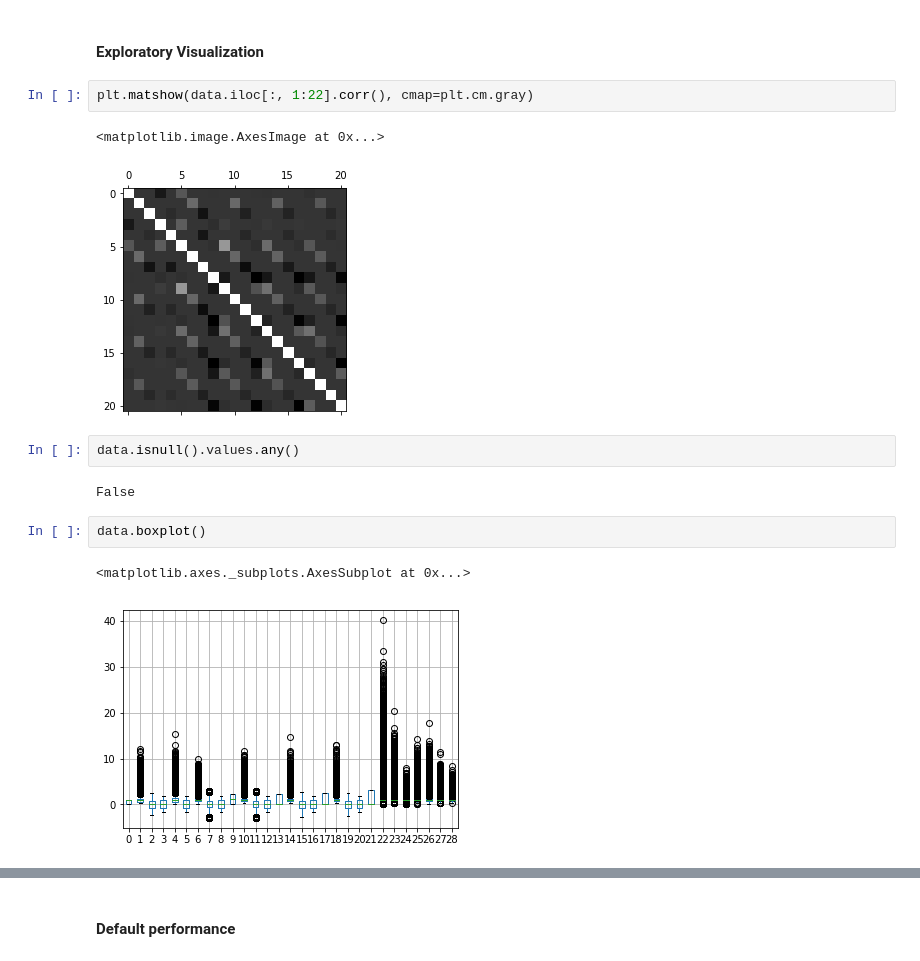
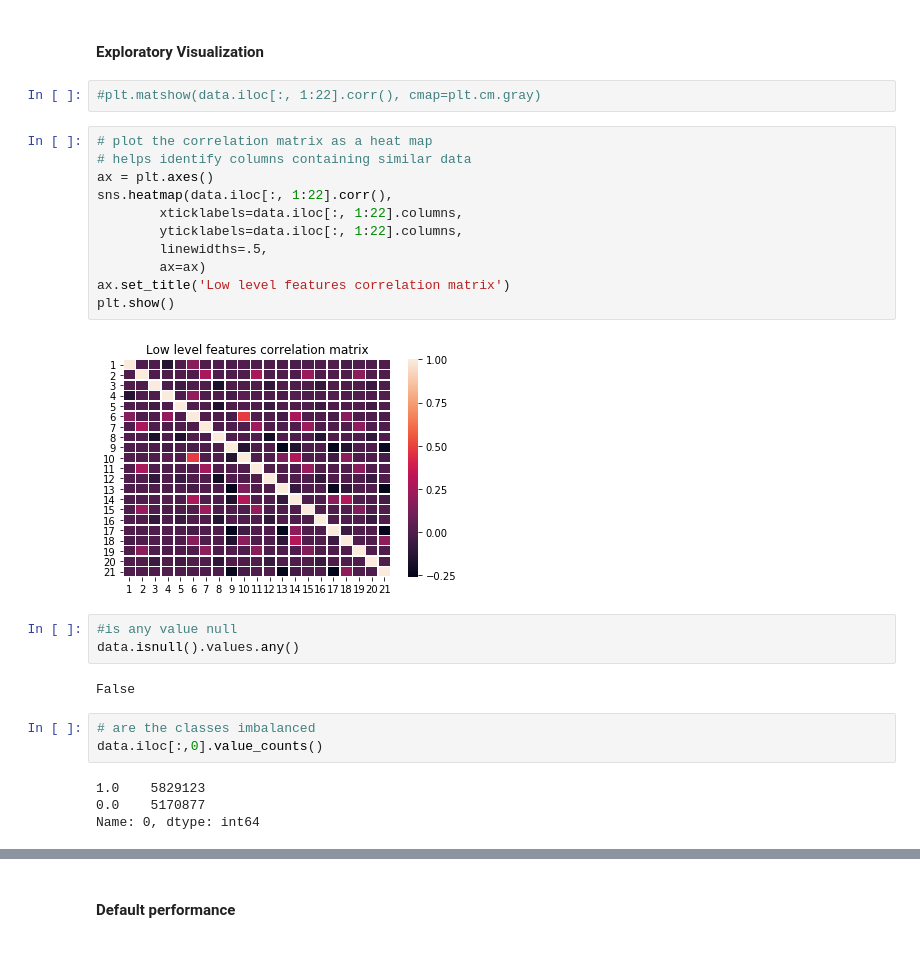
Before and after one commit to manish198903/udacity, a Jupyter notebook: ml-nano/capstone/higgs.ipynb, the cells around one changed output, grey strips where cells are left out. Drawn from its saved outputs; the diff is of its cells as text.

```diff
--- a/ml-nano/capstone/higgs.ipynb
+++ b/ml-nano/capstone/higgs.ipynb
@@ -42,16 +45,29 @@ data.iloc[:, 1:].describe()
 # %% [markdown]
 #### Exploratory Visualization
 # %%
-plt.matshow(data.iloc[:, 1:22].corr(), cmap=plt.cm.gray)
+#plt.matshow(data.iloc[:, 1:22].corr(), cmap=plt.cm.gray)
-# %% [output]
-<matplotlib.image.AxesImage at 0x...>
-[figure, removed]
+# %%
+# plot the correlation matrix as a heat map
+# helps identify columns containing similar data
+ax = plt.axes()
+sns.heatmap(data.iloc[:, 1:22].corr(),
+        xticklabels=data.iloc[:, 1:22].columns,
+        yticklabels=data.iloc[:, 1:22].columns,
+        linewidths=.5,
+        ax=ax)
+ax.set_title('Low level features correlation matrix')
+plt.show()
+# %% [output]
+[figure, added]
 # %%
+#is any value null
 data.isnull().values.any()
 # %% [output]
 False
-# %%
-data.boxplot()
-# %% [output]
-<matplotlib.axes._subplots.AxesSubplot at 0x...>
-[figure, removed]
+# %%
+# are the classes imbalanced
+data.iloc[:,0].value_counts()
+# %% [output]
+1.0    5829123
+0.0    5170877
+Name: 0, dtype: int64
```
Also changed, not shown: parts of 16 cells of this notebook, 1 other file.
